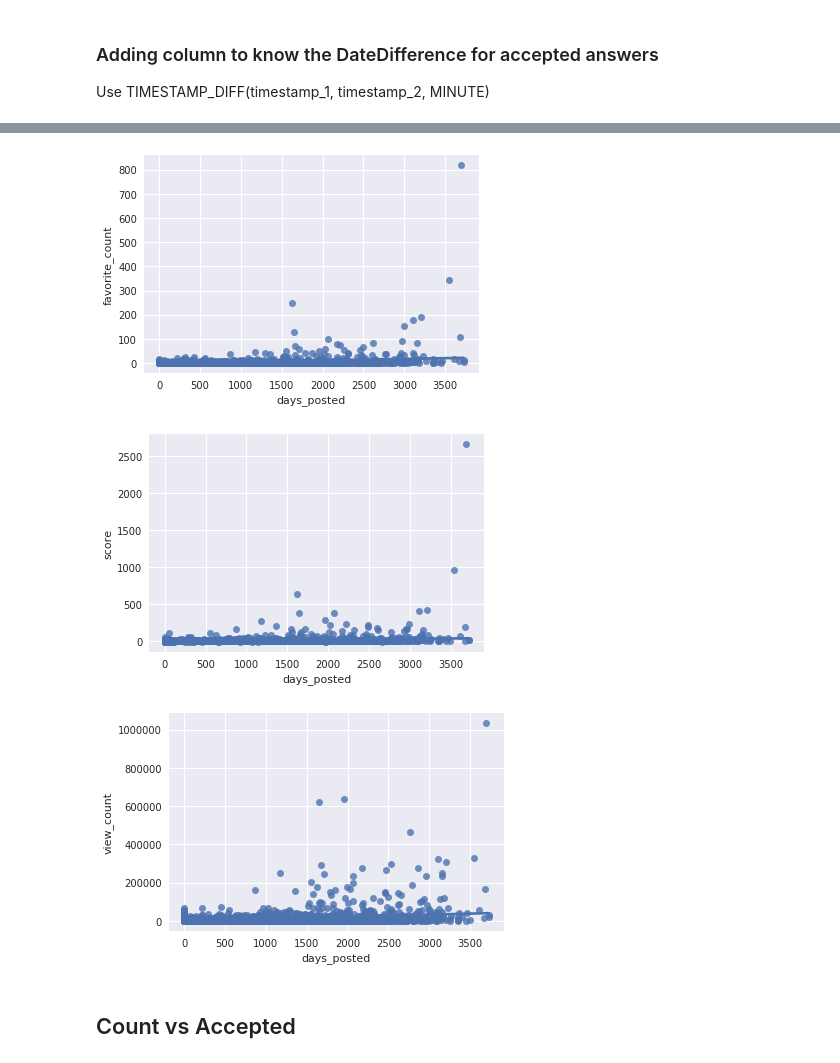
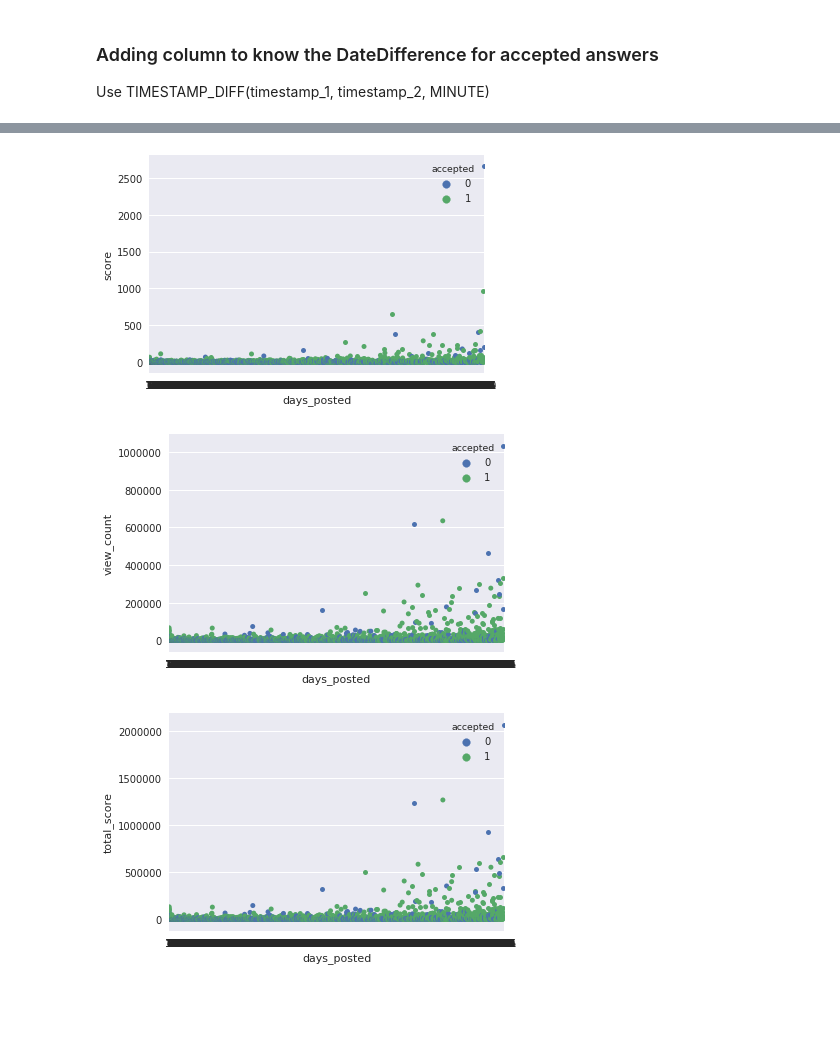
Before and after one commit to aishwarya34/GoogleCloudPlatform, a Jupyter notebook: create_datasets_stackoverflow.posts_questions.ipynb, the cells around one changed output, grey strips where cells are left out. Saved outputs shown, nothing was run; the diff lists cells and outputs as text; code cells hidden in the pictures; blank space fills up the shorter version.

```diff
--- a/create_datasets_stackoverflow.posts_questions.ipynb
+++ b/create_datasets_stackoverflow.posts_questions.ipynb
@@ -80,14 +84,12 @@ ax = sns.regplot(x="days_posted", y="comment_count", ci = None, truncate= True,
 # %%
-ax = sns.regplot(x="days_posted", y="favorite_count", ci = None, truncate= True, data=result)
+ax = sns.stripplot(x="days_posted", y="score", hue="accepted", data=result)
 # %% [output]
-[figure, old version]
+[figure, new version]
 # %%
-ax = sns.regplot(x="days_posted", y="score", ci = None, truncate= True, data=result)
+ax = sns.stripplot(x="days_posted", y="view_count", hue="accepted", data=result)
 # %% [output]
-[figure, old version]
+[figure, new version]
 # %%
-ax = sns.regplot(x="days_posted", y="view_count", ci = None, truncate= True, data=result)
+ax = sns.stripplot(x="days_posted", y="total_score", hue="accepted", data=result)
 # %% [output]
-[figure, old version]
+[figure, new version]
-# %% [markdown]
-## Count vs Accepted
```
Also changed, not shown: parts of 19 cells of this notebook.
